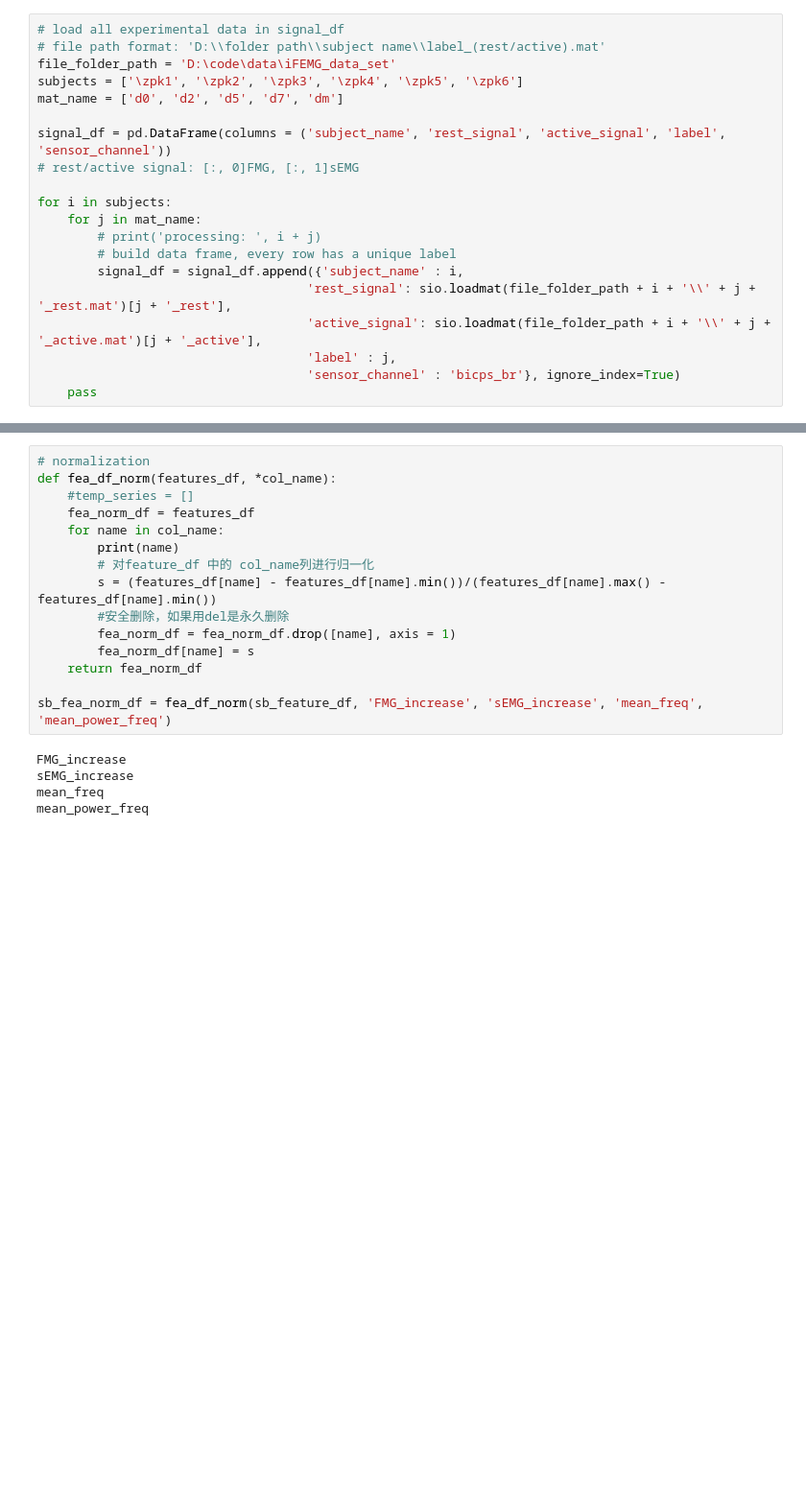
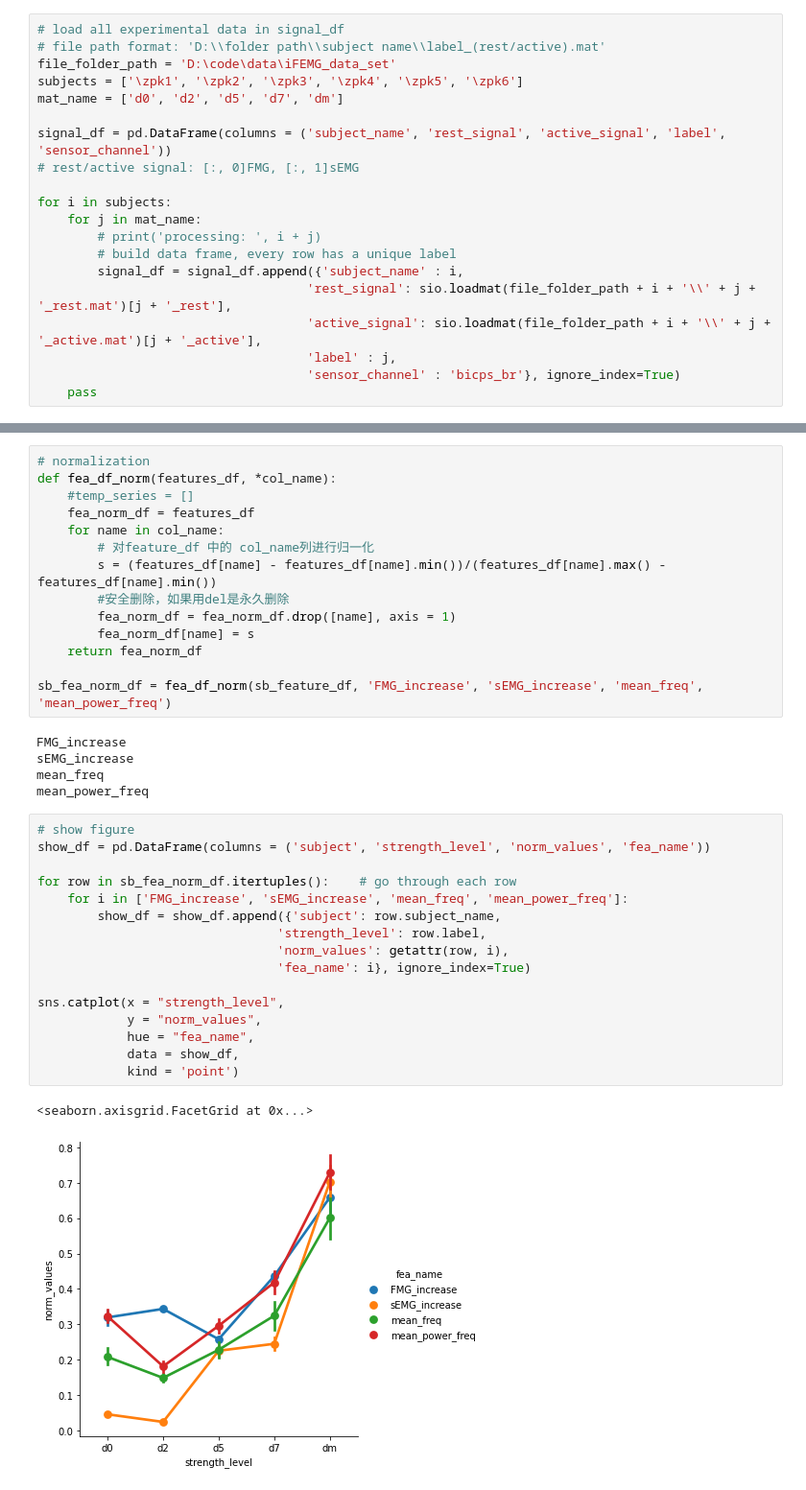
Before and after one commit to WynminMark/FMG-sEMG-processing, a Jupyter notebook: iFEMG.ipynb, the cells around one changed output, grey strips where cells are left out. Shown at 96% size. Cells and saved outputs as stored; diff of their text form; blank space fills up the shorter version.

```diff
--- a/iFEMG.ipynb
+++ b/iFEMG.ipynb
@@ -216,7 +203,6 @@ def fea_df_norm(features_df, *col_name):
     #temp_series = []
     fea_norm_df = features_df
     for name in col_name:
-        print(name)
         # 对feature_df 中的 col_name列进行归一化
         s = (features_df[name] - features_df[name].min())/(features_df[name].max() - features_df[name].min())
         #安全删除，如果用del是永久删除
@@ -230,3 +216,22 @@ FMG_increase
 sEMG_increase
 mean_freq
 mean_power_freq
+# %%
+# show figure
+show_df = pd.DataFrame(columns = ('subject', 'strength_level', 'norm_values', 'fea_name'))
+
+for row in sb_fea_norm_df.itertuples():    # go through each row
+    for i in ['FMG_increase', 'sEMG_increase', 'mean_freq', 'mean_power_freq']:
+        show_df = show_df.append({'subject': row.subject_name,
+                                'strength_level': row.label,
+                                'norm_values': getattr(row, i),
+                                'fea_name': i}, ignore_index=True)
+
+sns.catplot(x = "strength_level",
+            y = "norm_values",
+            hue = "fea_name",
+            data = show_df,
+            kind = 'point')
+# %% [output]
+<seaborn.axisgrid.FacetGrid at 0x...>
+[figure, added]
```
Also changed, not shown: parts of 5 cells of this notebook, 1 other file.
